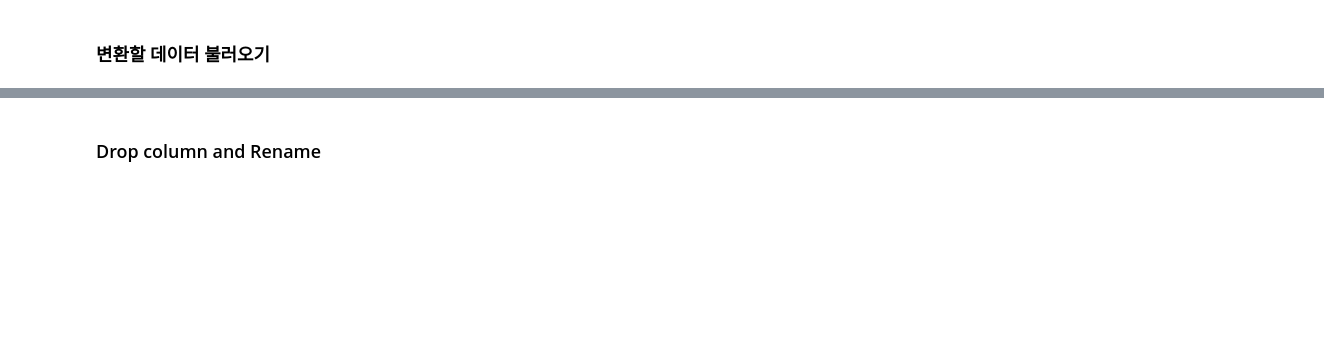
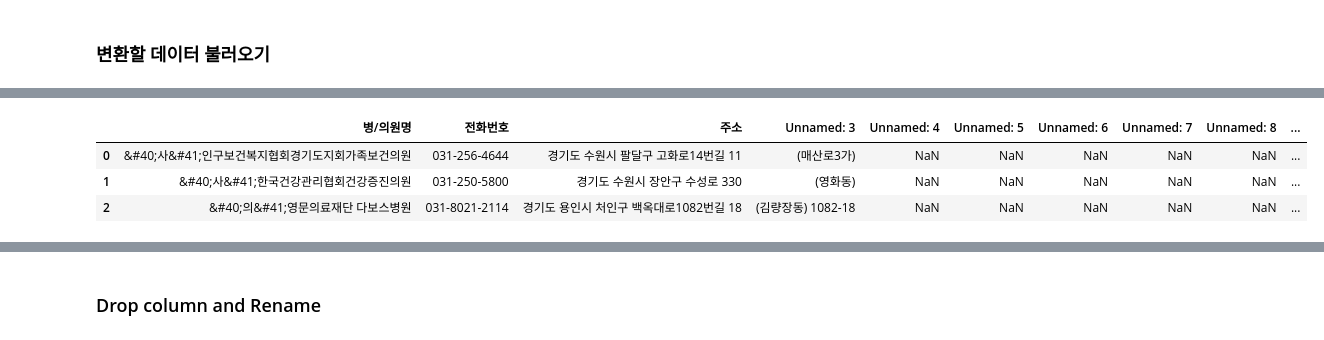
Before and after one commit to SooDevv/TIL, a Jupyter notebook: Crawling/Convert_Add2Geo.ipynb, the cells around one changed output, grey strips where cells are left out. Saved outputs shown, nothing was run; the diff lists cells and outputs as text; code cells hidden in the pictures; blank space fills up the shorter version.

```diff
--- a/Crawling/Convert_Add2Geo.ipynb
+++ b/Crawling/Convert_Add2Geo.ipynb
@@ -16,0 +23,7 @@ df.tail(2)
+# %%
+df.iloc[:3]
+# %% [output]
+|  | 병/의원명 | 전화번호 | 주소 | Unnamed: 3 | Unnamed: 4 | Unnamed: 5 | Unnamed: 6 | Unnamed: 7 | Unnamed: 8 | ... |
+| 0 | &#40;사&#41;인구보건복지협회경기도지회가족보건의원 | 031-256-4644 | 경기도 수원시 팔달구 고화로14번길 11 | (매산로3가) | NaN | NaN | NaN | NaN | NaN | ... |
+| 1 | &#40;사&#41;한국건강관리협회건강증진의원 | 031-250-5800 | 경기도 수원시 장안구 수성로 330 | (영화동) | NaN | NaN | NaN | NaN | NaN | ... |
+| 2 | &#40;의&#41;영문의료재단 다보스병원 | 031-8021-2114 | 경기도 용인시 처인구 백옥대로1082번길 18 | (김량장동) 1082-18 | NaN | NaN | NaN | NaN | NaN | ... |
```
Also changed, not shown: parts of 18 cells of this notebook.
